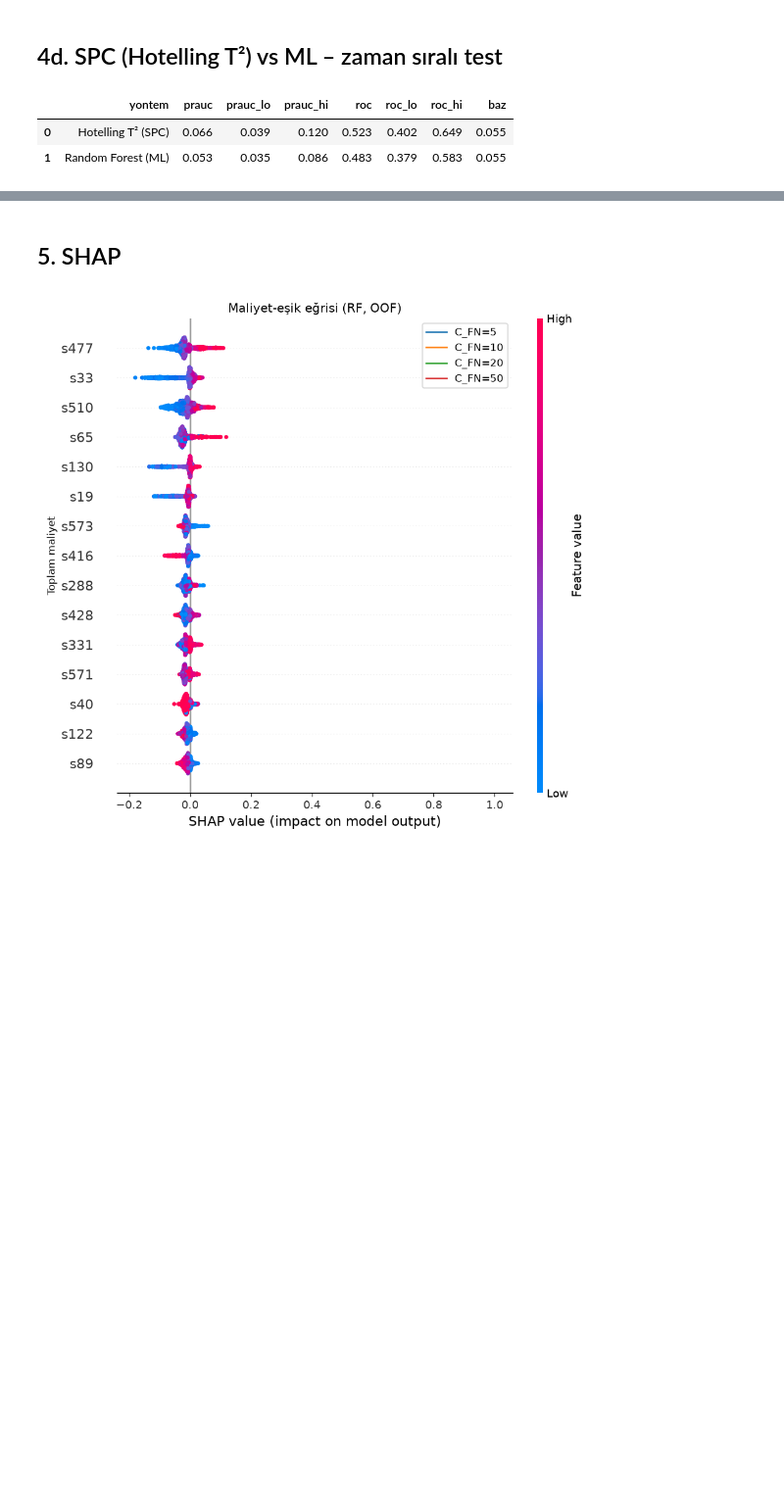
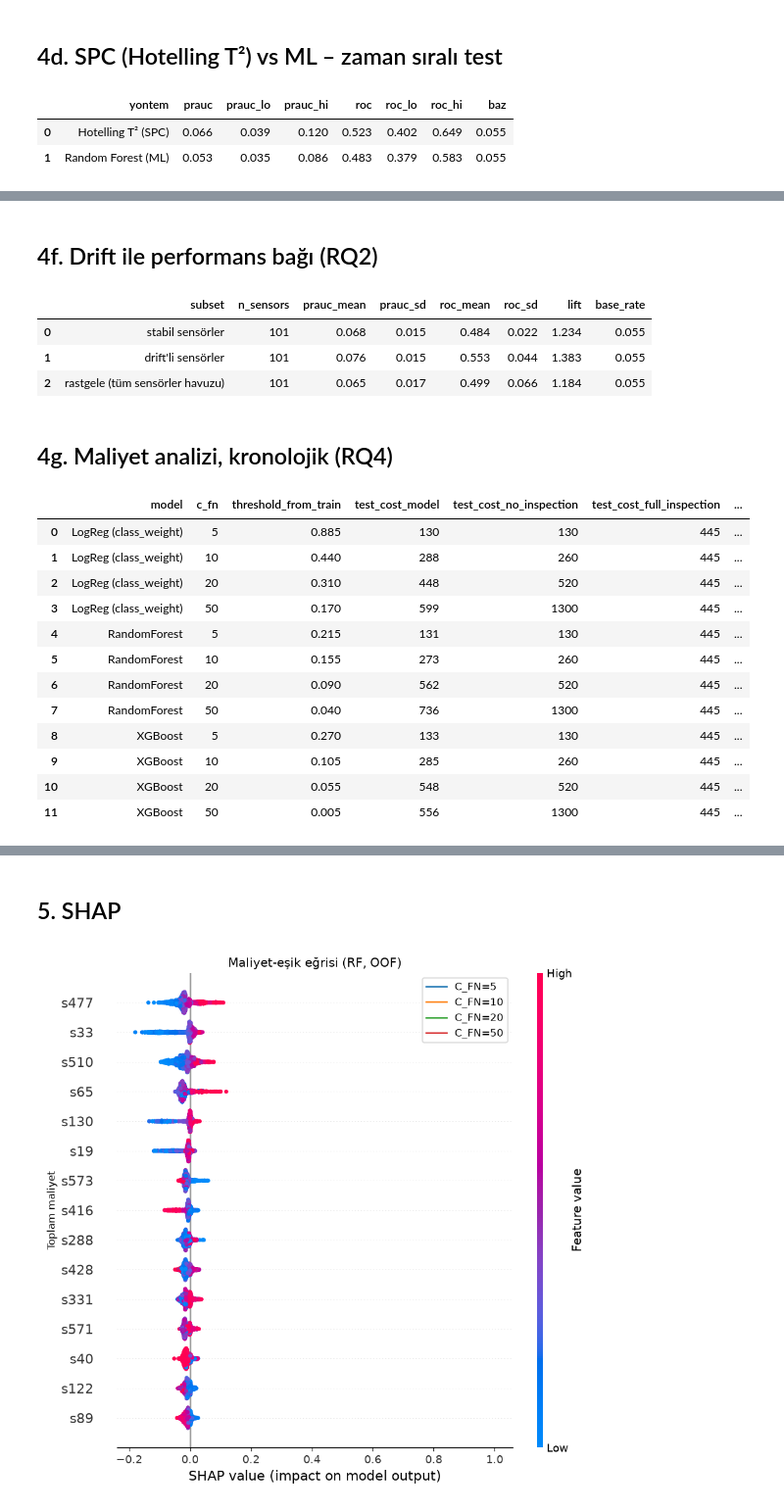
Before and after one commit to Atytmr07/secom-predictive-quality, a Jupyter notebook: notebooks/01_ozet.ipynb, the cells around one changed output, grey strips where cells are left out. Shown at 98% size. Drawn from its saved outputs; the diff is of its cells as text; code cells hidden in the pictures; blank space fills up the shorter version.

```diff
--- a/notebooks/01_ozet.ipynb
+++ b/notebooks/01_ozet.ipynb
@@ -67,0 +86,27 @@ pd.read_csv(R+'spc_vs_ml.csv')
+# %% [markdown]
+## 4f. Drift ile performans bağı (RQ2)
+# %%
+pd.read_csv(R+'drift_performance_link.csv')
+# %% [output]
+|  | subset | n_sensors | prauc_mean | prauc_sd | roc_mean | roc_sd | lift | base_rate |
+| 0 | stabil sensörler | 101 | 0.068 | 0.015 | 0.484 | 0.022 | 1.234 | 0.055 |
+| 1 | drift'li sensörler | 101 | 0.076 | 0.015 | 0.553 | 0.044 | 1.383 | 0.055 |
+| 2 | rastgele (tüm sensörler havuzu) | 101 | 0.065 | 0.017 | 0.499 | 0.066 | 1.184 | 0.055 |
+# %% [markdown]
+## 4g. Maliyet analizi, kronolojik (RQ4)
+# %%
+pd.read_csv(R+'cost_chronological.csv')
+# %% [output]
+|  | model | c_fn | threshold_from_train | test_cost_model | test_cost_no_inspection | test_cost_full_inspection | ... |
+| 0 | LogReg (class_weight) | 5 | 0.885 | 130 | 130 | 445 | ... |
+| 1 | LogReg (class_weight) | 10 | 0.440 | 288 | 260 | 445 | ... |
+| 2 | LogReg (class_weight) | 20 | 0.310 | 448 | 520 | 445 | ... |
+| 3 | LogReg (class_weight) | 50 | 0.170 | 599 | 1300 | 445 | ... |
+| 4 | RandomForest | 5 | 0.215 | 131 | 130 | 445 | ... |
+| 5 | RandomForest | 10 | 0.155 | 273 | 260 | 445 | ... |
+| 6 | RandomForest | 20 | 0.090 | 562 | 520 | 445 | ... |
+| 7 | RandomForest | 50 | 0.040 | 736 | 1300 | 445 | ... |
+| 8 | XGBoost | 5 | 0.270 | 133 | 130 | 445 | ... |
+| 9 | XGBoost | 10 | 0.105 | 285 | 260 | 445 | ... |
+| 10 | XGBoost | 20 | 0.055 | 548 | 520 | 445 | ... |
+| 11 | XGBoost | 50 | 0.005 | 556 | 1300 | 445 | ... |
```
Also changed, not shown: parts of 4 cells of this notebook, 20 other files.
